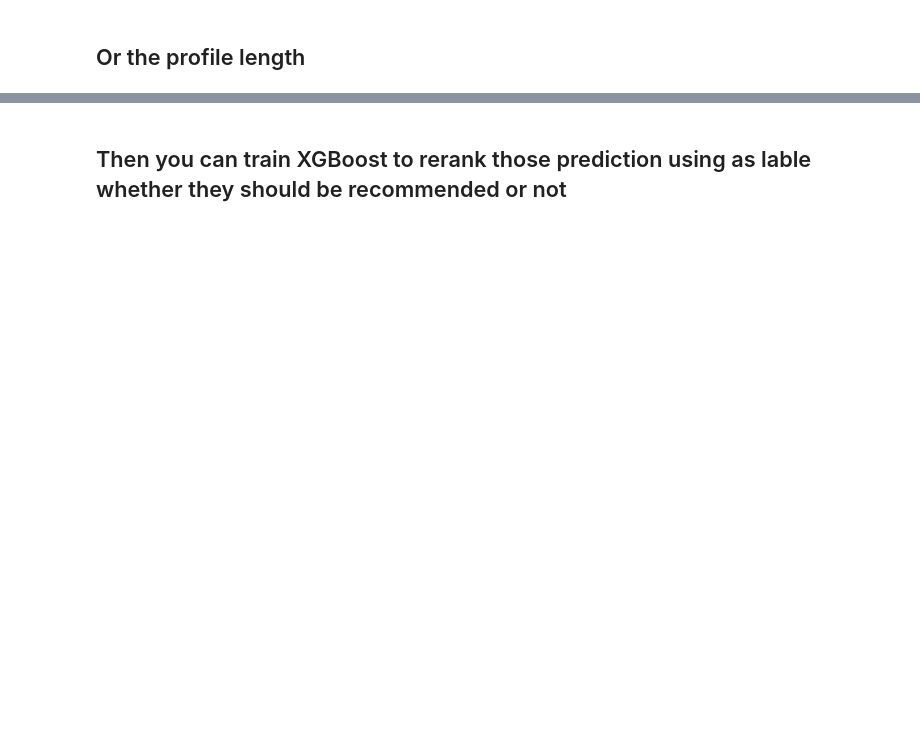
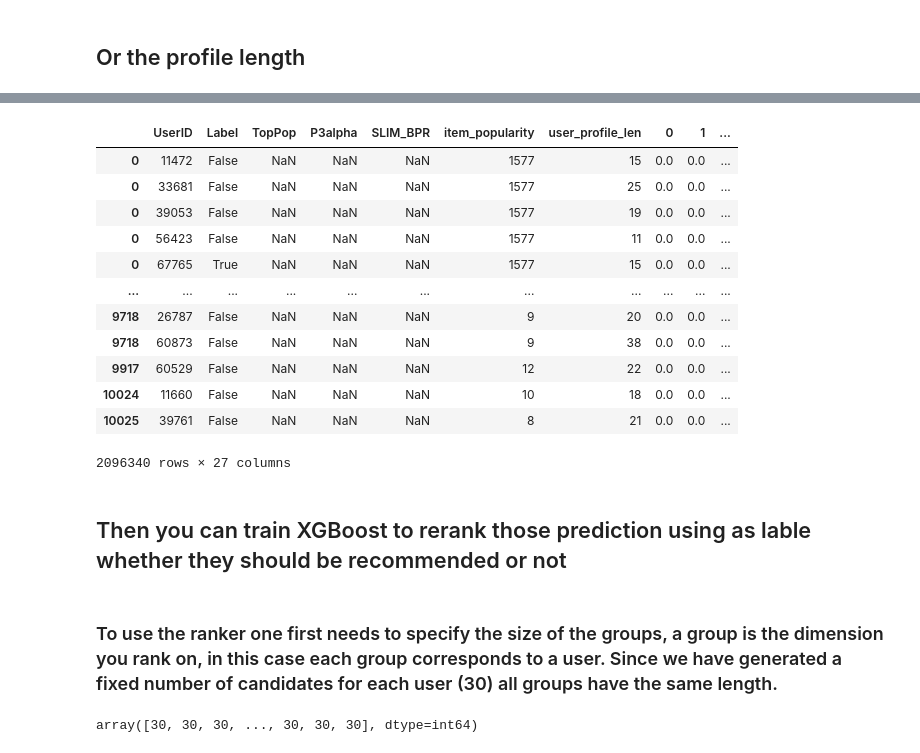
Before and after one commit to MaurizioFD/RecSys_Course_AT_PoliMi, a Jupyter notebook: Practice extra 8 - XGBoost basics.ipynb, the cells around one changed output, grey strips where cells are left out. Drawn from its saved outputs; the diff is of its cells as text; code cells hidden in the pictures; blank space fills up the shorter version.

```diff
--- a/Practice extra 8 - XGBoost basics.ipynb
+++ b/Practice extra 8 - XGBoost basics.ipynb
@@ -429,0 +394,15 @@ train_dataframe
+# %%
+training_dataframe = training_dataframe.set_index('UserID')
+
+for user_id in tqdm(range(1000)):
+    for rec_label, rec_instance in other_algorithms.items():
+
+        item_list = training_dataframe.loc[user_id, "ItemID"].values.tolist()
+
+        all_item_scores = rec_instance._compute_item_score([user_id], items_to_compute = item_list)
+
+        training_dataframe.loc[user_id, rec_label] = all_item_scores[0, item_list]
+
+training_dataframe = training_dataframe.reset_index()
+training_dataframe = training_dataframe.rename(columns = {"index": "UserID"})
+training_dataframe
@@ -429,0 +425,5 @@ train_dataframe
+# %%
+item_popularity = np.ediff1d(sps.csc_matrix(URM_train).indptr)
+
+training_dataframe['item_popularity'] = item_popularity[training_dataframe["ItemID"].values.astype(int)]
+training_dataframe
@@ -500,0 +446,5 @@ train_dataframe
+# %%
+user_popularity = np.ediff1d(sps.csr_matrix(URM_train).indptr)
+
+training_dataframe['user_profile_len'] = user_popularity[training_dataframe["UserID"].values.astype(int)]
+training_dataframe
@@ -501,2 +488,21 @@ train_dataframe
+# %%
+training_dataframe = training_dataframe.set_index('ItemID').join(features_df, how='inner')
+training_dataframe = training_dataframe.reset_index()
+training_dataframe = training_dataframe.rename(columns = {"index": "ItemID"})
+training_dataframe
+# %% [output]
+|  | UserID | Label | TopPop | P3alpha | SLIM_BPR | item_popularity | user_profile_len | 0 | 1 | ... |
+| 0 | 11472 | False | NaN | NaN | NaN | 1577 | 15 | 0.0 | 0.0 | ... |
+| 0 | 33681 | False | NaN | NaN | NaN | 1577 | 25 | 0.0 | 0.0 | ... |
+| 0 | 39053 | False | NaN | NaN | NaN | 1577 | 19 | 0.0 | 0.0 | ... |
+| 0 | 56423 | False | NaN | NaN | NaN | 1577 | 11 | 0.0 | 0.0 | ... |
+| 0 | 67765 | True | NaN | NaN | NaN | 1577 | 15 | 0.0 | 0.0 | ... |
+| ... | ... | ... | ... | ... | ... | ... | ... | ... | ... | ... |
+| 9718 | 26787 | False | NaN | NaN | NaN | 9 | 20 | 0.0 | 0.0 | ... |
+| 9718 | 60873 | False | NaN | NaN | NaN | 9 | 38 | 0.0 | 0.0 | ... |
+| 9917 | 60529 | False | NaN | NaN | NaN | 12 | 22 | 0.0 | 0.0 | ... |
+| 10024 | 11660 | False | NaN | NaN | NaN | 10 | 18 | 0.0 | 0.0 | ... |
+| 10025 | 39761 | False | NaN | NaN | NaN | 8 | 21 | 0.0 | 0.0 | ... |
+2096340 rows × 27 columns
 # %% [markdown]
 ## Then you can train XGBoost to rerank those prediction using as lable whether they should be recommended or not
@@ -502,0 +513,7 @@ train_dataframe
+# %% [markdown]
+### To use the ranker one first needs to specify the size of the groups, a group is the dimension you rank on, in this case each group corresponds to a user. Since we have generated a fixed number of candidates for each user (30) all groups have the same length.
+# %%
+groups = training_dataframe.groupby("UserID").size().values
+groups
+# %% [output]
+array([30, 30, 30, ..., 30, 30, 30], dtype=int64)
```
Also changed, not shown: parts of 57 cells of this notebook, 4 other files.
